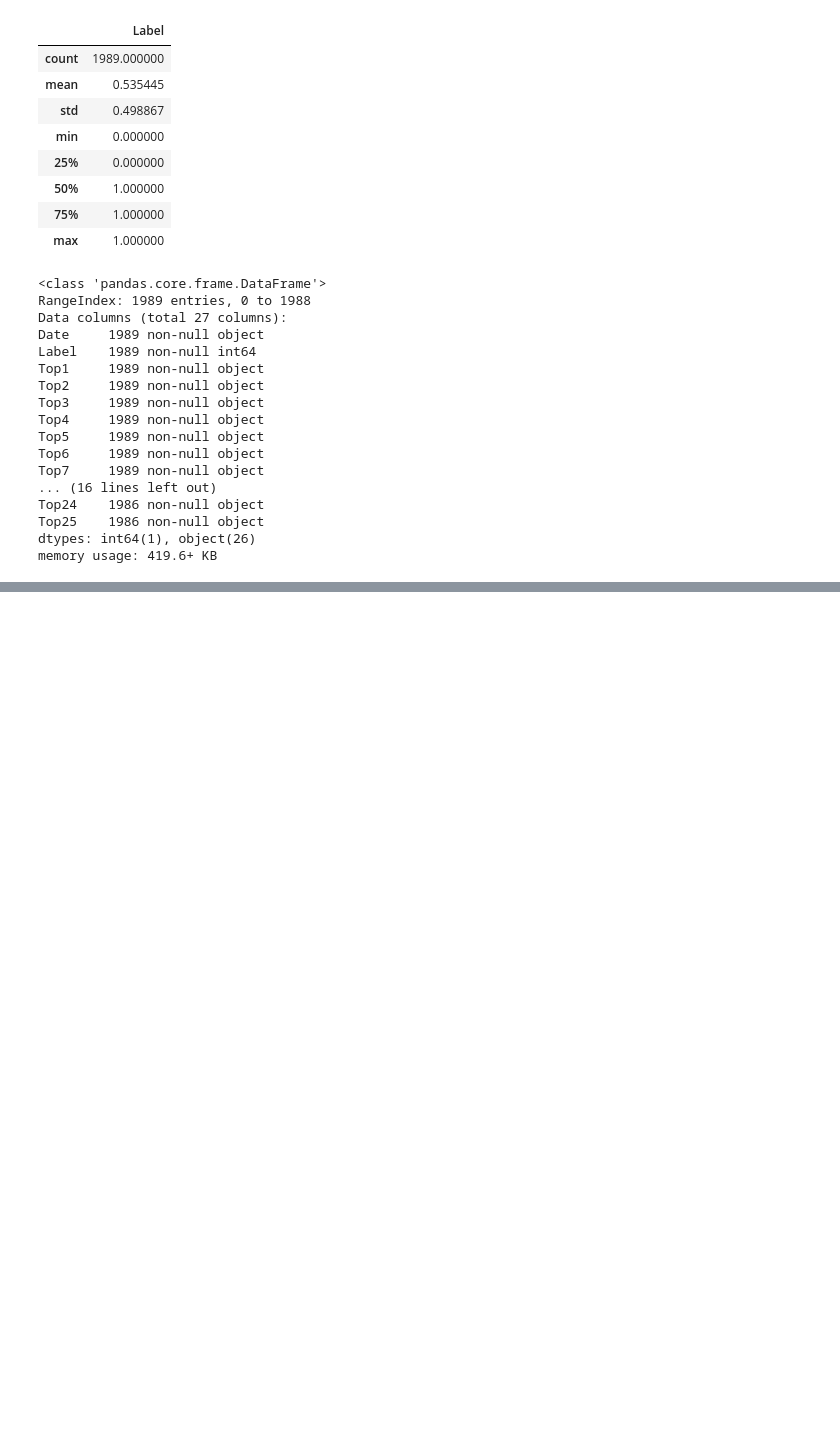
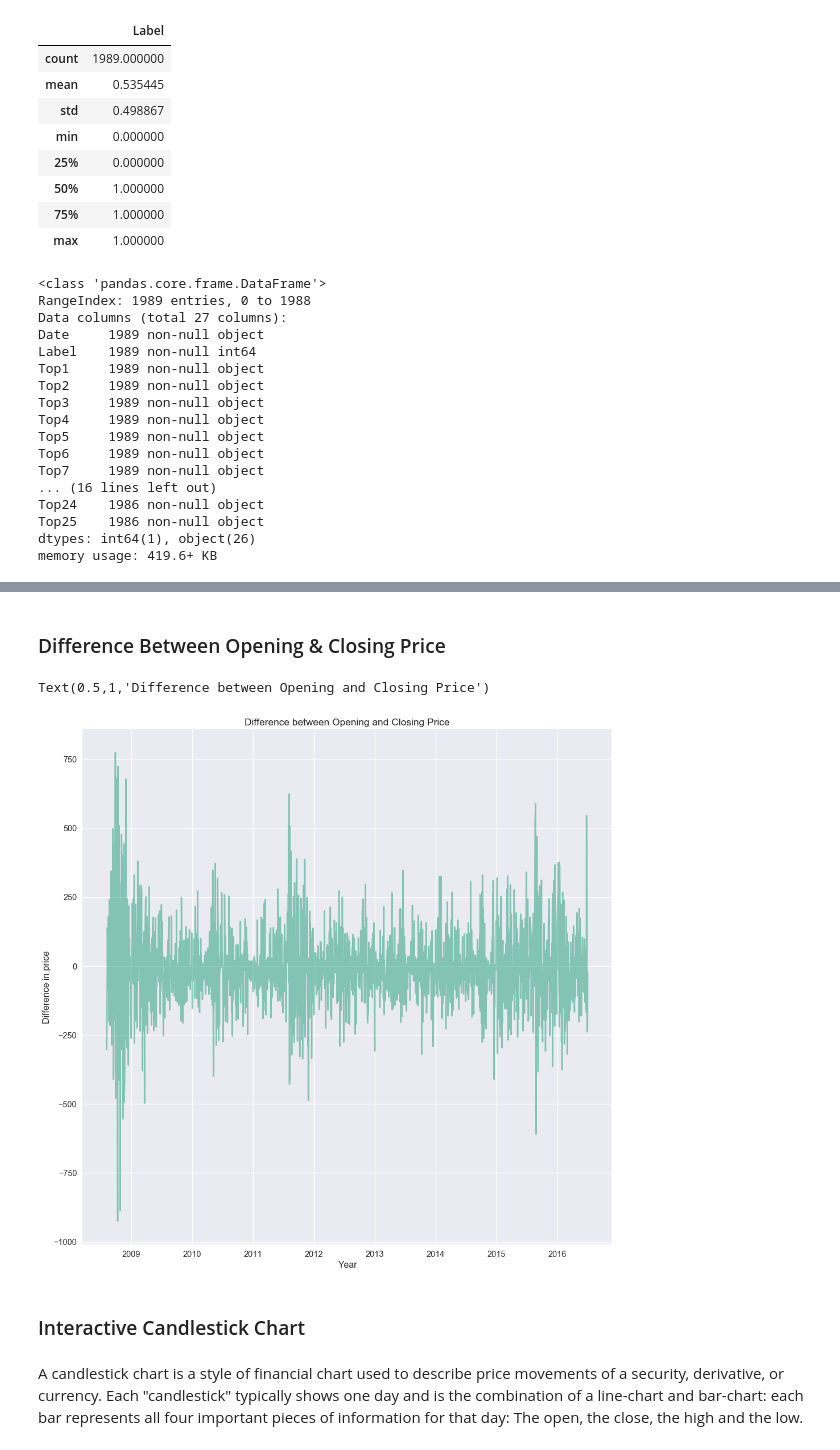
Before and after one commit to mlakabi/StockPrediction, a Jupyter notebook: StockPrediction.ipynb, the cells around one changed output, grey strips where cells are left out. Saved outputs shown, nothing was run; the diff lists cells and outputs as text; code cells hidden in the pictures; blank space fills up the shorter version.

```diff
--- a/StockPrediction.ipynb
+++ b/StockPrediction.ipynb
@@ -218,0 +204,12 @@ memory usage: 419.6+ KB
+# %% [markdown]
+### Difference Between Opening & Closing Price
+# %%
+figure(num=None, figsize=(15, 15), dpi=80, facecolor='w', edgecolor='k')
+diff_open_close = (dija.Open-dija.Close)
+plt.plot( dija.Date, diff_open_close, alpha = 0.5)
+plt.xlabel("Year")
+plt.ylabel("Difference in price")
+plt.title("Difference between Opening and Closing Price")
+# %% [output]
+Text(0.5,1,'Difference between Opening and Closing Price')
+[figure, added]
@@ -218,0 +218,4 @@ memory usage: 419.6+ KB
+# %% [markdown]
+### Interactive Candlestick Chart
+# %% [markdown]
+A candlestick chart is a style of financial chart used to describe price movements of a security, derivative, or currency. Each "candlestick" typically shows one day and is the combination of a line-chart and bar-chart: each bar represents all four important pieces of information for that day: The open, the close, the high and the low.
```
Also changed, not shown: parts of 40 cells of this notebook.
